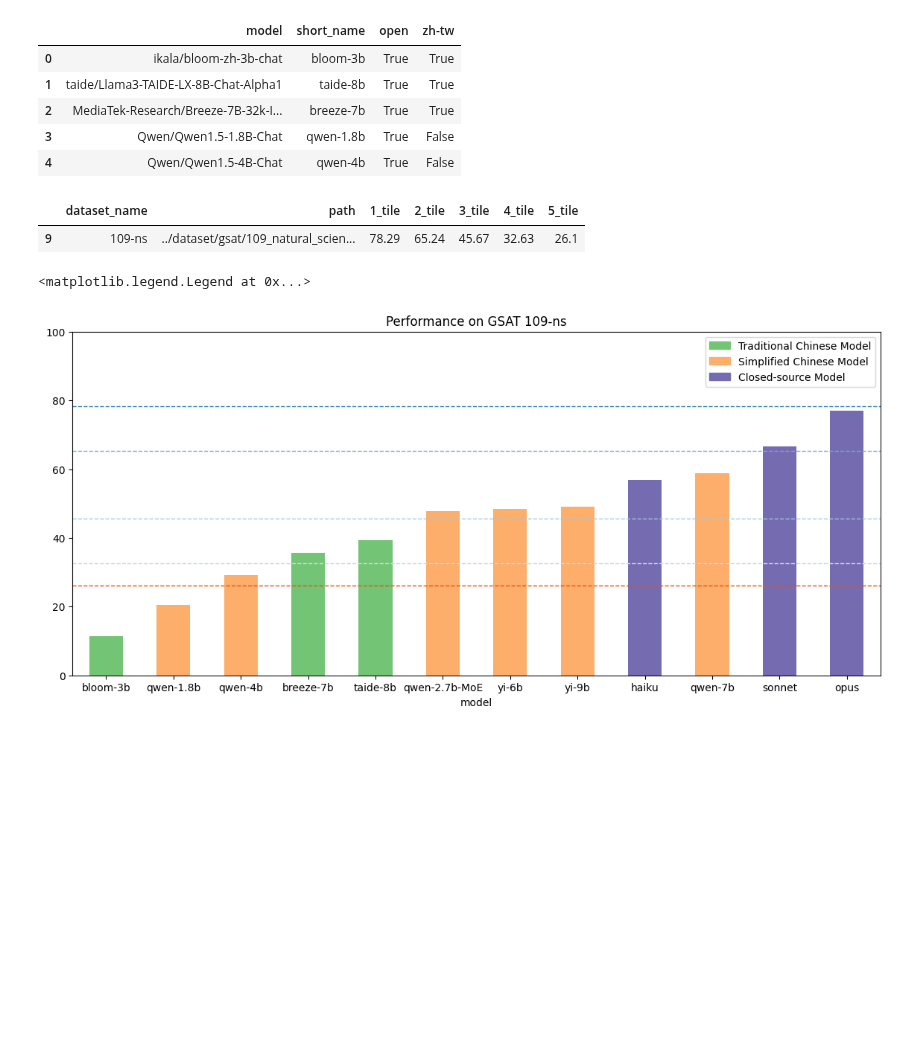
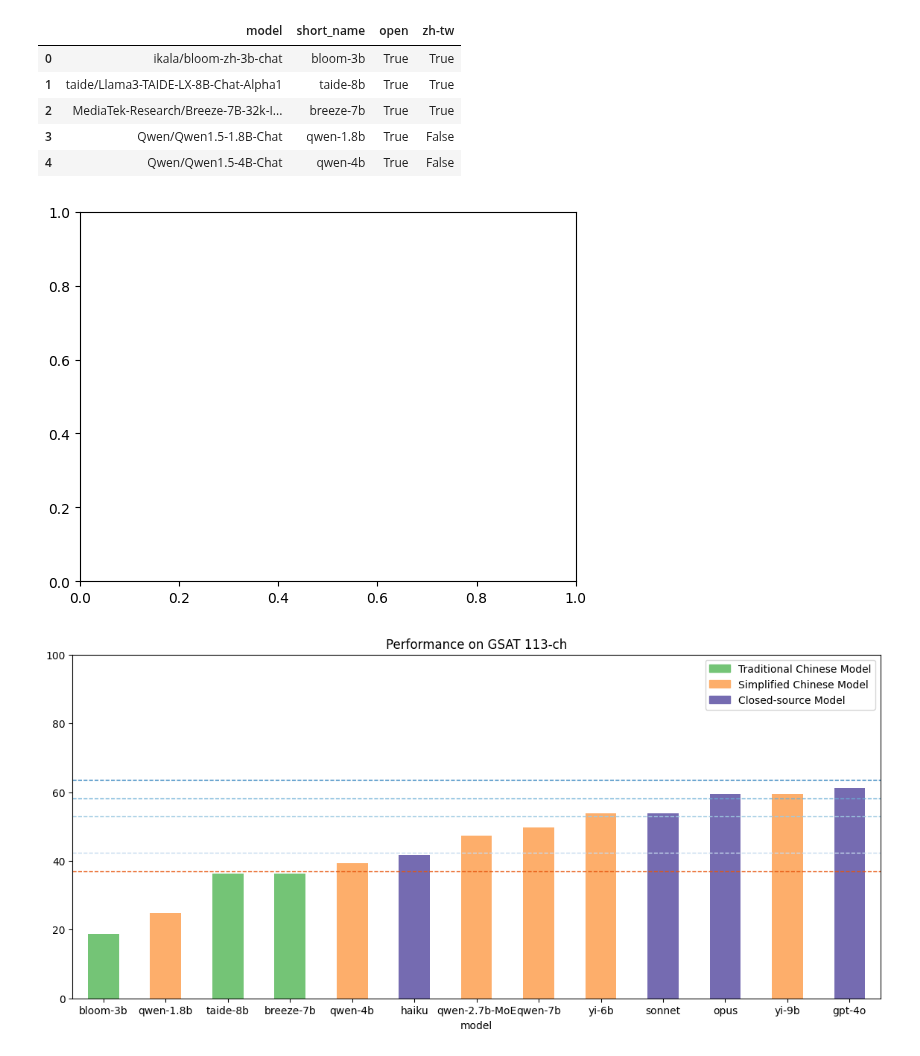
Before and after one commit to namwoam/dl-final, a Jupyter notebook: llm/evaluate.ipynb, the cells around one changed output. Drawn from its saved outputs; the diff is of its cells as text; code cells hidden in the pictures; blank space fills up the shorter version.

```diff
--- a/llm/evaluate.ipynb
+++ b/llm/evaluate.ipynb
@@ -25,10 +25,3 @@ model_df.head()
 | 2 | MediaTek-Research/Breeze-7B-32k-I... | breeze-7b | True | True |
 | 3 | Qwen/Qwen1.5-1.8B-Chat | qwen-1.8b | True | False |
 | 4 | Qwen/Qwen1.5-4B-Chat | qwen-4b | True | False |
-# %%
-test_name = "110-ns"
-dataset_row = dataset_df[dataset_df["dataset_name"] == test_name]
-dataset_row
-# %% [output]
-|  | dataset_name | path | 1_tile | 2_tile | 3_tile | 4_tile | 5_tile |
-| 9 | 109-ns | ../dataset/gsat/109_natural_scien... | 78.29 | 65.24 | 45.67 | 32.63 | 26.1 |
@@ -49,16 +28,32 @@ model_df = model_df.sort_values(["score"])
 # %%
-cm = matplotlib.colormaps.get_cmap("tab20c")
-model_df.plot.bar(x='short_name', y='score', rot=0 , title=f"Performance on GSAT {test_name}" , xlabel="model",figsize=(14,6) , color=[cm.colors[12] if model["open"] is False else (cm.colors[9] if model["zh-tw"] is True else cm.colors[6]) for _,  model in model_df.iterrows() ] ,legend = False,ylim = [0,100])
-plt.axhline(y=dataset_row["1_tile"].values[0],linewidth=1,ls="--" ,color=cm.colors[0], label="12th")
-plt.axhline(y=dataset_row["2_tile"].values[0],linewidth=1,ls="--" ,color=cm.colors[1],label="25th")
-plt.axhline(y=dataset_row["3_tile"].values[0],linewidth=1,ls="--" ,color=cm.colors[2], label="50th")
-plt.axhline(y=dataset_row["4_tile"].values[0],linewidth=1,ls="--" ,color=cm.colors[3], label="75th")
-plt.axhline(y=dataset_row["5_tile"].values[0],linewidth=1,ls="--" ,color=cm.colors[4], label="88th")
+for test_name in dataset_df["dataset_name"].values.tolist():
+    dataset_row = dataset_df[dataset_df["dataset_name"] == test_name]
+    scores = []
+    # dataset_df.where(dataset_df["dataset_name"]==test_name)["path"].values[0]
+    for _ , model in model_df.iterrows():
+        try:
+            model_test_df = pd.read_csv(f'./{test_name}-result-{model["short_name"]}.csv')
+            scores.append(model_test_df["score"].sum())
+        except:
+            scores.append(0.0)
 
-tw = mpatches.Patch(color=cm.colors[9], label='Traditional Chinese Model')
-cn = mpatches.Patch(color=cm.colors[6], label='Simplified Chinese Model')
-cs = mpatches.Patch(color=cm.colors[12], label='Closed-source Model')
-plt.legend(handles=[tw , cn , cs])
+    model_df["score"] = scores
+    model_df["score"] /= len(pd.read_csv(dataset_row["path"].values[0]).index)
+    model_df["score"] *= 100
+    model_df = model_df.sort_values(["score"])
+    cm = matplotlib.colormaps.get_cmap("tab20c")
+    model_df.plot.bar(x='short_name', y='score', rot=0 , title=f"Performance on GSAT {test_name}" , xlabel="model",figsize=(14,6) , color=[cm.colors[12] if model["open"] is False else (cm.colors[9] if model["zh-tw"] is True else cm.colors[6]) for _,  model in model_df.iterrows() ] ,legend = False,ylim = [0,100])
+    plt.axhline(y=dataset_row["1_tile"].values[0],linewidth=1,ls="--" ,color=cm.colors[0], label="12th")
+    plt.axhline(y=dataset_row["2_tile"].values[0],linewidth=1,ls="--" ,color=cm.colors[1],label="25th")
+    plt.axhline(y=dataset_row["3_tile"].values[0],linewidth=1,ls="--" ,color=cm.colors[2], label="50th")
+    plt.axhline(y=dataset_row["4_tile"].values[0],linewidth=1,ls="--" ,color=cm.colors[3], label="75th")
+    plt.axhline(y=dataset_row["5_tile"].values[0],linewidth=1,ls="--" ,color=cm.colors[4], label="88th")
+
+    tw = mpatches.Patch(color=cm.colors[9], label='Traditional Chinese Model')
+    cn = mpatches.Patch(color=cm.colors[6], label='Simplified Chinese Model')
+    cs = mpatches.Patch(color=cm.colors[12], label='Closed-source Model')
+    plt.legend(handles=[tw , cn , cs])
+    plt.subplot()
 # %% [output]
-<matplotlib.legend.Legend at 0x...>
-[figure, old version]
+[figure, new version]
+[figure, added]
```
Also changed, not shown: parts of 2 cells of this notebook, 15 other files.
